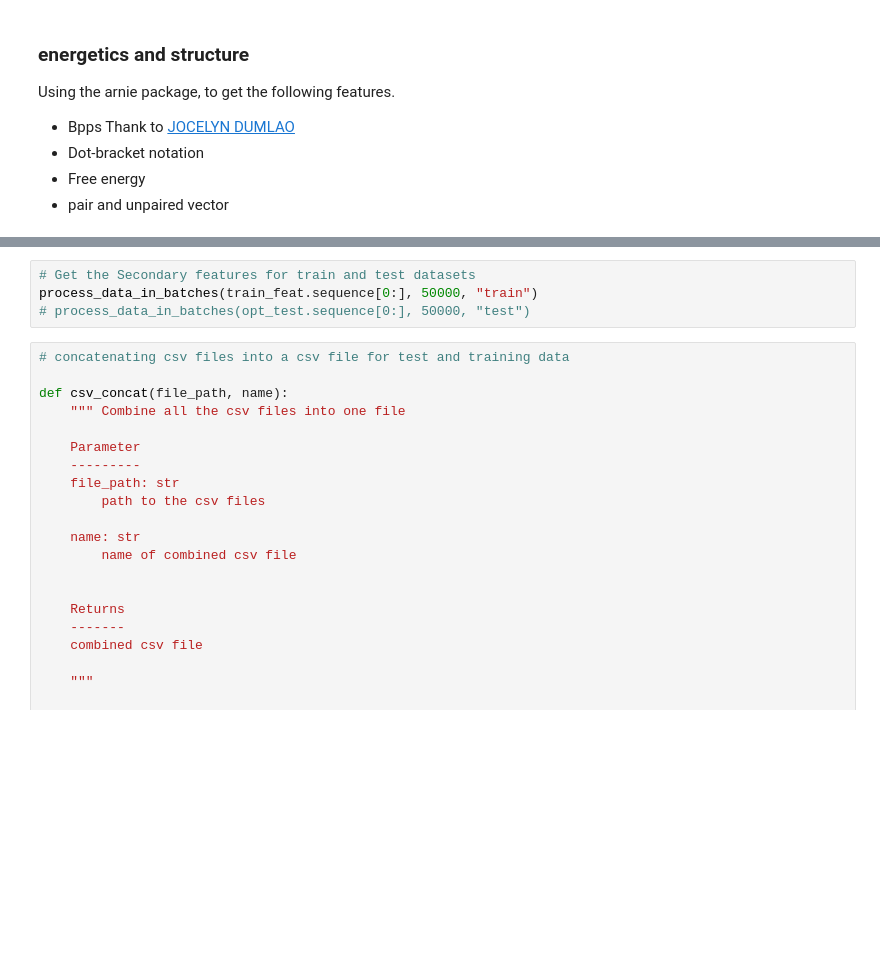
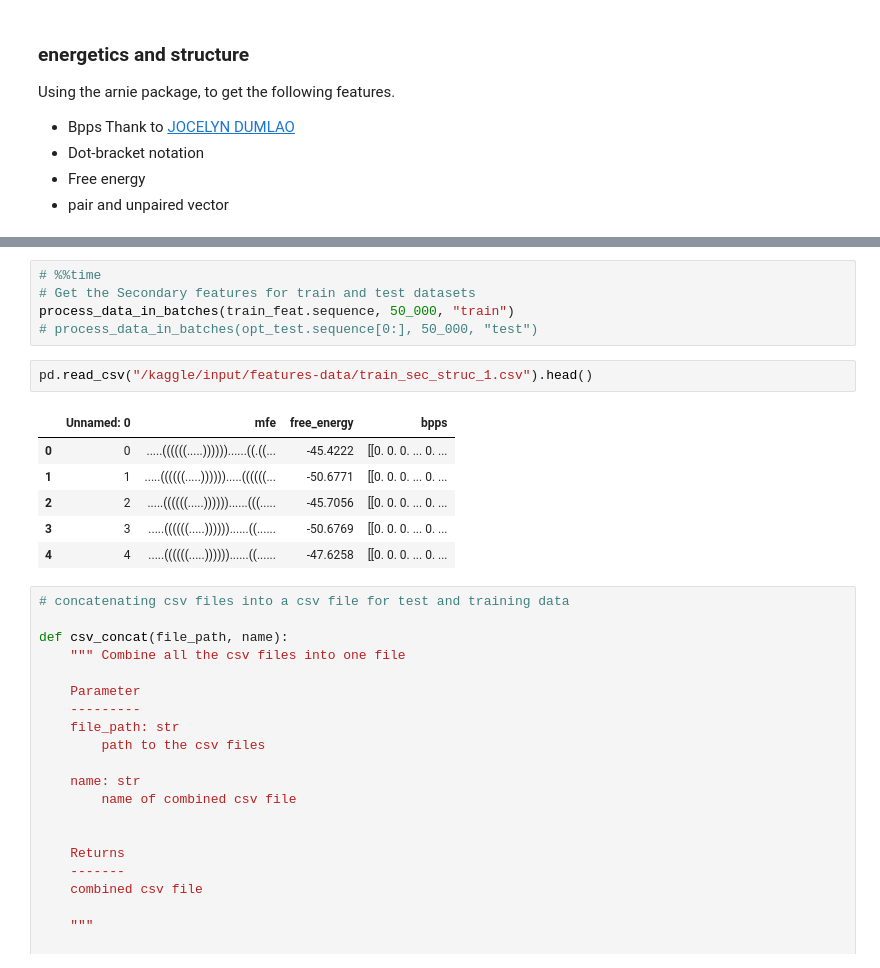
Before and after one commit to SmogJ/Kaggle-Competition----Stanford-Ribonanza-RNA-Folding, a Jupyter notebook: 1st-ribo-note.ipynb, the cells around one changed output, grey strips where cells are left out. Saved outputs shown, nothing was run; the diff lists cells and outputs as text; blank space fills up the shorter version.

Commit message:
Kaggle Notebook | 1st_Ribo_note | Version 15

```diff
--- a/1st-ribo-note.ipynb
+++ b/1st-ribo-note.ipynb
@@ -617,7 +431,17 @@ def process_data_in_batches(data, batch_size, name):
 # %%
+# %%time
 # Get the Secondary features for train and test datasets
-process_data_in_batches(train_feat.sequence[0:], 50000, "train")
-# process_data_in_batches(opt_test.sequence[0:], 50000, "test")
+process_data_in_batches(train_feat.sequence, 50_000, "train")
+# process_data_in_batches(opt_test.sequence[0:], 50_000, "test")
+# %%
+pd.read_csv("/kaggle/input/features-data/train_sec_struc_1.csv").head()
+# %% [output]
+|  | Unnamed: 0 | mfe | free_energy | bpps |
+| 0 | 0 | .....((((((.....))))))......((.((... | -45.4222 | [[0. 0. 0. ... 0. ... |
+| 1 | 1 | .....((((((.....)))))).....((((((... | -50.6771 | [[0. 0. 0. ... 0. ... |
+| 2 | 2 | .....((((((.....))))))......(((..... | -45.7056 | [[0. 0. 0. ... 0. ... |
+| 3 | 3 | .....((((((.....))))))......((...... | -50.6769 | [[0. 0. 0. ... 0. ... |
+| 4 | 4 | .....((((((.....))))))......((...... | -47.6258 | [[0. 0. 0. ... 0. ... |
 # %%
 # concatenating csv files into a csv file for test and training data
 
```
Also changed, not shown: parts of 34 cells of this notebook.
